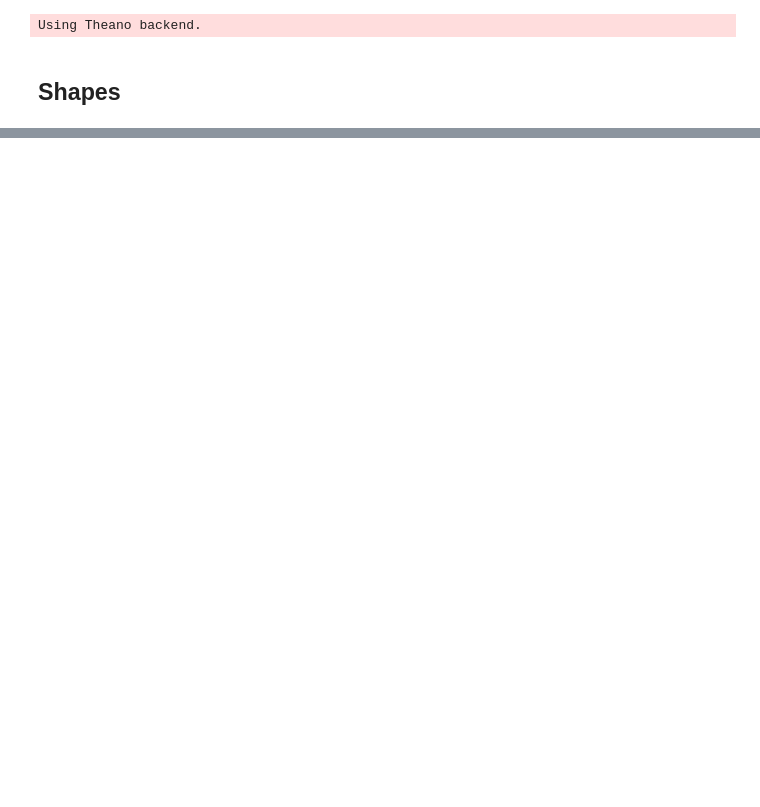
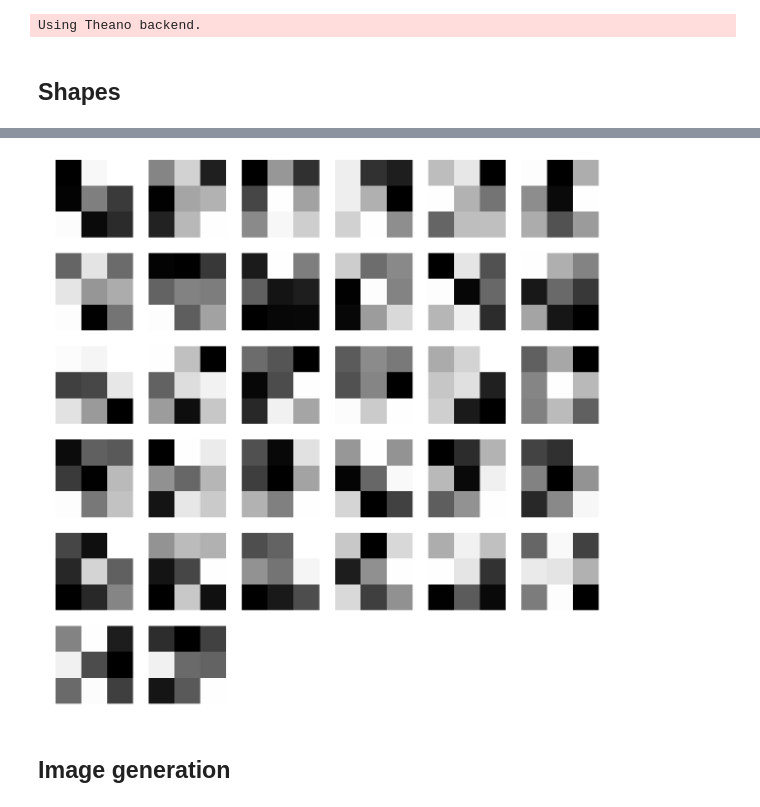
Before and after one commit to yrevar/neuralnets, a Jupyter notebook: keras/keras_vgg16_exp_shapes.ipynb, the cells around one changed output, grey strips where cells are left out. Saved outputs shown, nothing was run; the diff lists cells and outputs as text; code cells hidden in the pictures; blank space fills up the shorter version.

```diff
--- a/keras/keras_vgg16_exp_shapes.ipynb
+++ b/keras/keras_vgg16_exp_shapes.ipynb
@@ -183,0 +217,6 @@ for i in range(w1[0].shape[0]):
+# %%
+visualizeWeights(model.layers[3].get_weights())
+# %% [output]
+[figure, added]
+# %% [markdown]
+## Image generation
```
Also changed, not shown: parts of 17 cells of this notebook.
